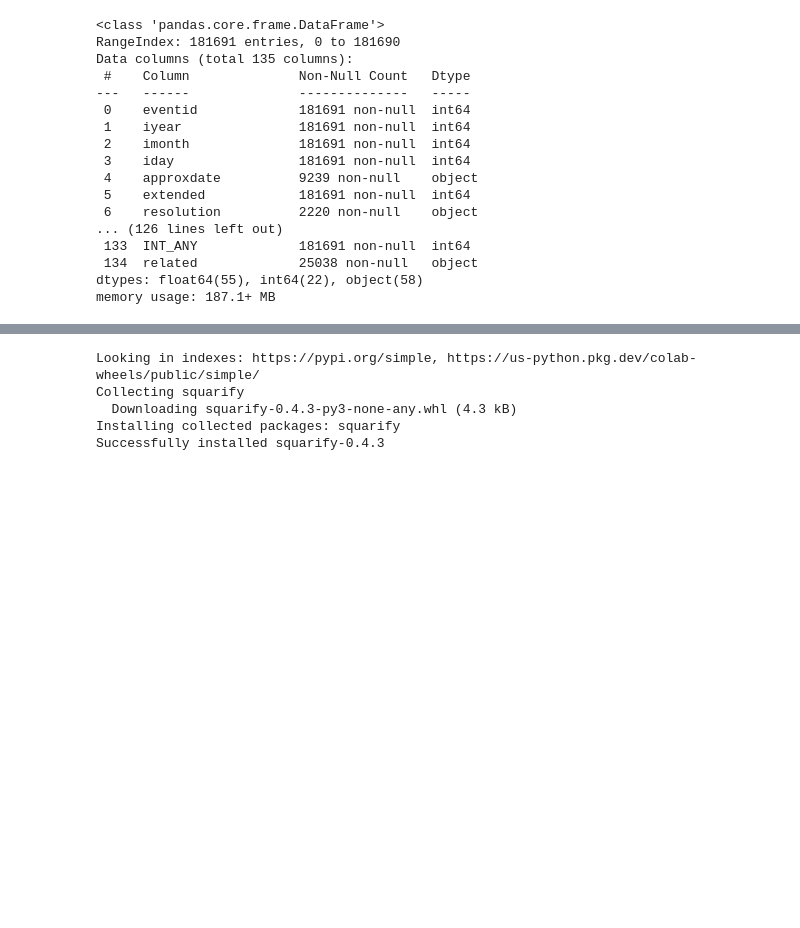
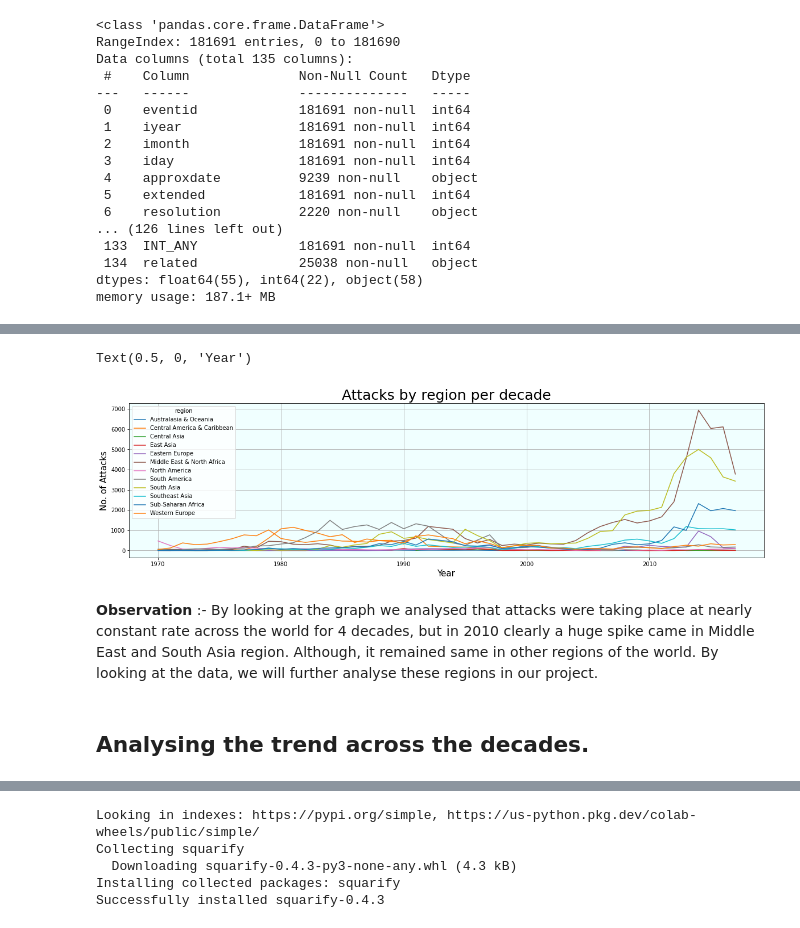
Before and after one commit to Dshivank/EDA-Global-Terrorism-Analysis, a Jupyter notebook: Global_Terrorism_Analysis_Capstone_Project.ipynb, the cells around one changed output, grey strips where cells are left out. Saved outputs shown, nothing was run; the diff lists cells and outputs as text; code cells hidden in the pictures; blank space fills up the shorter version.

Commit message:
Global Terrorism Analysis Capstone Project progress 5

```diff
--- a/Global_Terrorism_Analysis_Capstone_Project.ipynb
+++ b/Global_Terrorism_Analysis_Capstone_Project.ipynb
@@ -91,7 +113,8 @@ memory usage: 187.1+ MB
 # %%
-# Now we have created a new dataset (i.e terrorism_data_new) where we will keep only those columns which are needed for our analysis.
+# Now we have created a new dataframe (i.e terrorism_data_new) in which we have selected only those columns which we need for our analysis.
 
-terrorism_data_new = terrorism_data[['iyear', 'imonth', 'iday', 'country_txt', 'region_txt', 'provstate', 'city','latitude', 'longitude', 'success', 'attacktype1_txt', 'targtype1_txt', 'gname', 'weaptype1_txt', 'nkill', 'ransom']]
+terrorism_data_new = terrorism_data[['iyear', 'imonth', 'iday', 'country_txt', 'region_txt', 'provstate', 'city','latitude',
+                                     'longitude', 'success', 'attacktype1_txt', 'targtype1_txt', 'gname', 'weaptype1_txt', 'nkill', 'nwound']]
 # %%
 # Checking our new updated dataframe
 
@@ -109,4 +125,0 @@ terrorism_data_new.shape
-# %%
-# Now we will rename our columns in the new dataframe
-
-terrorism_data_new = terrorism_data_new.rename(columns= {'iyear' : 'year','imonth' : 'month', 'iday' : 'day', 'country_txt' : 'country', 'region_txt' : 'region', 'provstate' : 'state', 'attacktype1_txt' : 'attack_type', 'targtype1_txt' : 'target_type', 'gname' : 'gang_name', 'weaptype1_txt' : 'weapon_type', 'nkill' : 'no_of_kills'  })
@@ -459,0 +134,7 @@ plt.show()
+# %%
+# Now we will be renaming our columns in the new dataframe
+
+terrorism_data_new = terrorism_data_new.rename(columns= {'iyear' : 'year','imonth' : 'month', 'iday' : 'day', 'country_txt' : 'country',
+                                                         'region_txt' : 'region', 'provstate' : 'state', 'attacktype1_txt' : 'attack_type',
+                                                         'targtype1_txt' : 'target_type', 'gname' : 'gang_name', 'weaptype1_txt' : 'weapon_type',
+                                                         'nkill' : 'no_of_kills', 'nwound' : 'wounds' })
@@ -459,0 +191,14 @@ plt.show()
+# %%
+# Handeling the Nan values using the fillna() method
+
+# Replacing the 'Nan' values in [state] columns with 'unknown'
+terrorism_data_new['state'] = terrorism_data_new['state'].fillna('unknown')
+
+# Replacing the 'Nan' values in [city] columns with 'unknown'
+terrorism_data_new['city'] = terrorism_data_new['city'].fillna('unknown')
+
+# Replacing the 'Nan' values in [No_of_kills] columns with '0'
+terrorism_data_new['no_of_kills'] = terrorism_data_new['no_of_kills'].fillna(0)
+
+# Replacing the 'Nan' values in [wounds] columns with '0'
+terrorism_data_new['wounds'] = terrorism_data_new['wounds'].fillna(0)
@@ -459,0 +287,17 @@ plt.show()
+# %%
+# Plotting the Area Chart
+attacks_per_year.plot(grid = True, kind='line', figsize=(20,5)).patch.set_facecolor('#f0ffff')
+
+# Setting a title for the chart.
+plt.title('Attacks by region per decade', fontsize = 25)
+
+# Setting the x and y axis labels
+plt.ylabel('No. of Attacks', fontsize = 15)
+plt.xlabel('Year', fontsize = 15)
+# %% [output]
+Text(0.5, 0, 'Year')
+[figure, added]
+# %% [markdown]
+**Observation** :- By looking at the graph we analysed that attacks were taking place at nearly constant rate across the world for 4 decades, but in 2010 clearly a huge spike came in Middle East and South Asia region. Although, it remained same in other regions of the world. By looking at the data, we will further analyse these regions in our project.
+# %% [markdown]
+## <b> Analysing the trend across the decades.
```
Also changed, not shown: parts of 98 cells of this notebook.
